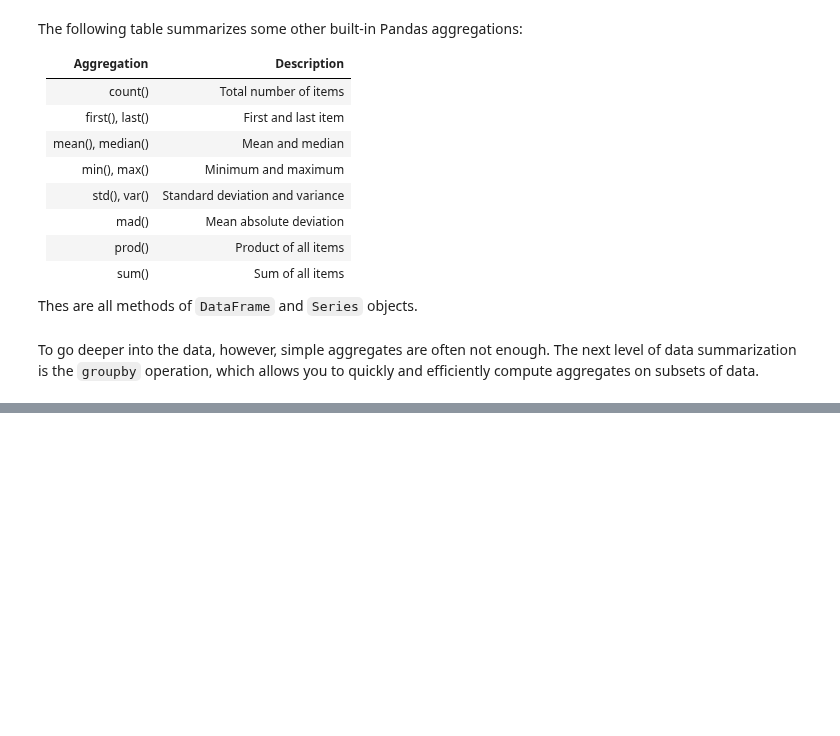
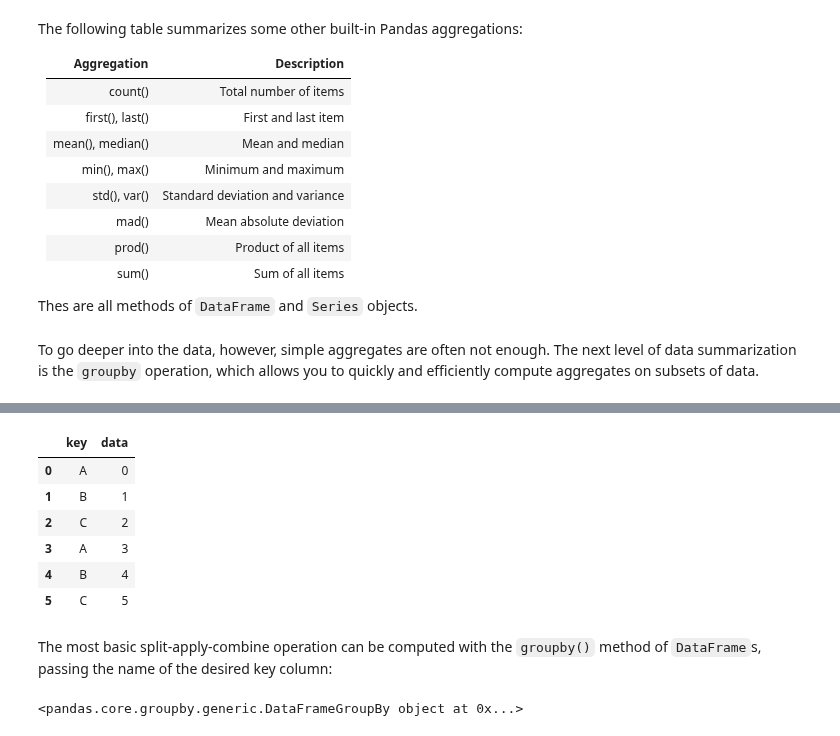
Before and after one commit to rbuzzini/Python, a Jupyter notebook: Notebooks/Data manipulation/Aggregation and Grouping.ipynb, the cells around one changed output, grey strips where cells are left out. Saved outputs shown, nothing was run; the diff lists cells and outputs as text; code cells hidden in the pictures; blank space fills up the shorter version.

Commit message:
Aggregation and Grouping notebook added

```diff
--- a/Notebooks/Data manipulation/Aggregation and Grouping.ipynb
+++ b/Notebooks/Data manipulation/Aggregation and Grouping.ipynb
@@ -137,0 +148,18 @@ A canonical example of this split-apply-combine operation, where the "apply" is
+# %%
+df = pd.DataFrame({'key': ['A', 'B', 'C', 'A', 'B', 'C'],
+                   'data': range(6)}, columns=['key','data'])
+df
+# %% [output]
+|  | key | data |
+| 0 | A | 0 |
+| 1 | B | 1 |
+| 2 | C | 2 |
+| 3 | A | 3 |
+| 4 | B | 4 |
+| 5 | C | 5 |
+# %% [markdown]
+The most basic split-apply-combine operation can be computed with the `groupby()` method of `DataFrame`s, passing the name of the desired key column:
+# %%
+df.groupby('key')
+# %% [output]
+<pandas.core.groupby.generic.DataFrameGroupBy object at 0x...>
```
Also changed, not shown: parts of 19 cells of this notebook.
